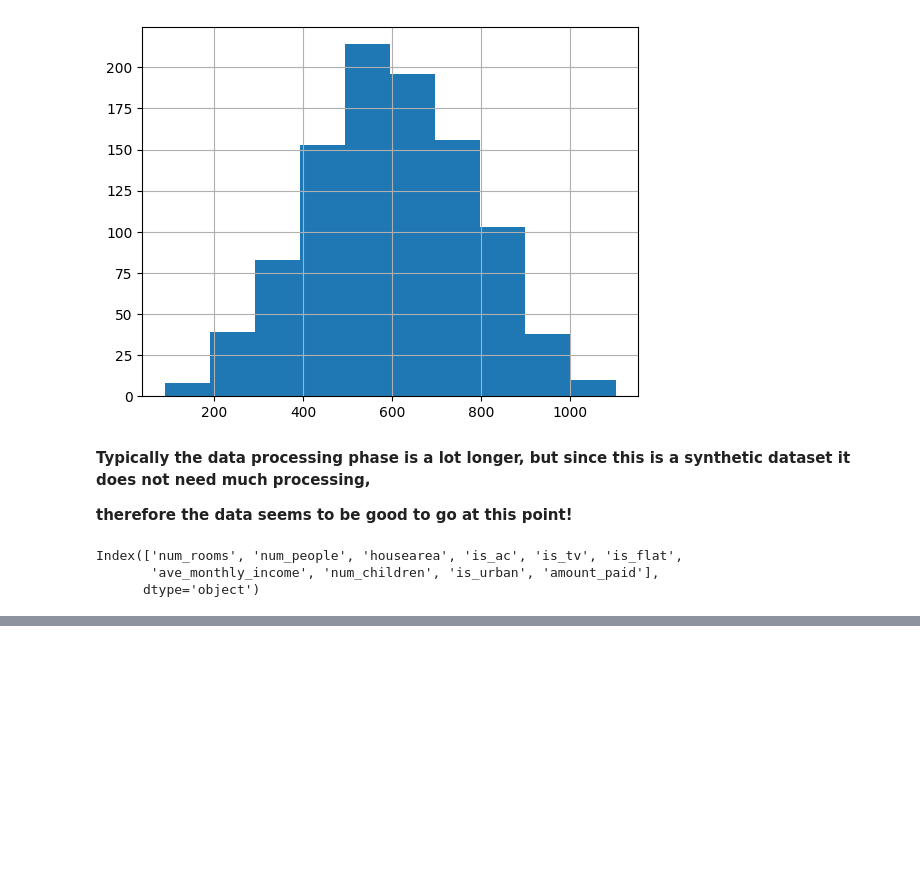
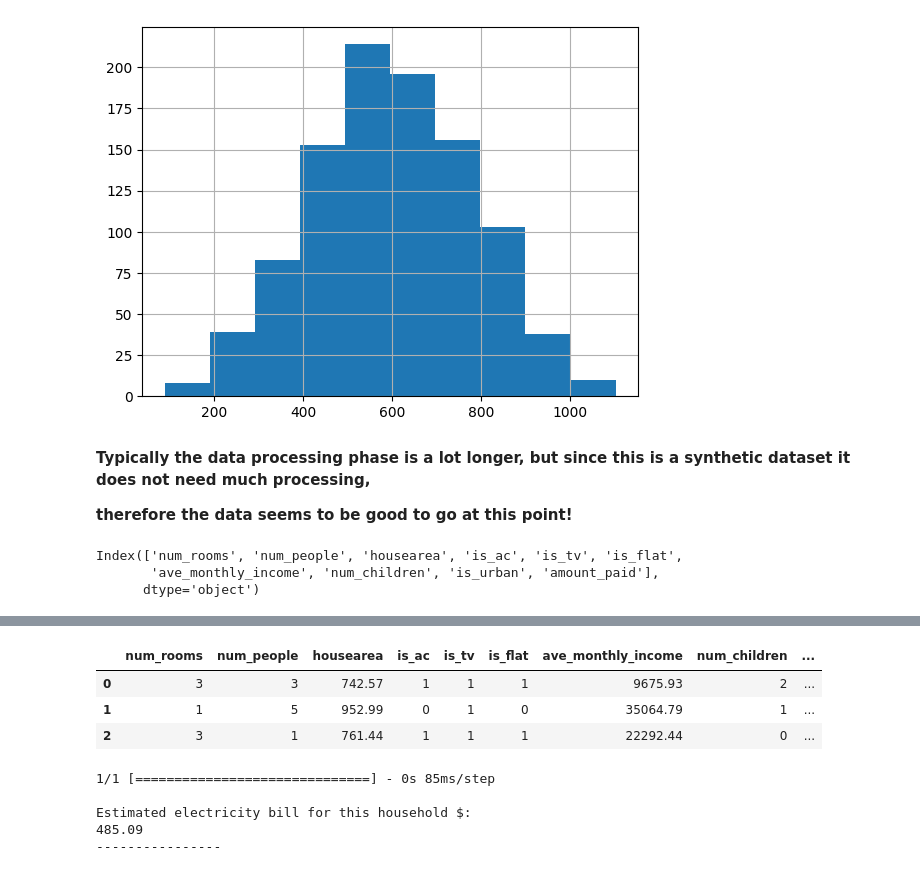
Before and after one commit to tomcordruw/DeepLearning2024, a Jupyter notebook: LectureExamples/ann_regression_example1.ipynb, the cells around one changed output, grey strips where cells are left out. Cells and saved outputs as stored; diff of their text form; code cells hidden in the pictures; blank space fills up the shorter version.

```diff
--- a/LectureExamples/ann_regression_example1.ipynb
+++ b/LectureExamples/ann_regression_example1.ipynb
@@ -96,0 +279,7 @@ y = df['amount_paid']
+# %%
+df.head(3)
+# %% [output]
+|  | num_rooms | num_people | housearea | is_ac | is_tv | is_flat | ave_monthly_income | num_children | ... |
+| 0 | 3 | 3 | 742.57 | 1 | 1 | 1 | 9675.93 | 2 | ... |
+| 1 | 1 | 5 | 952.99 | 0 | 1 | 0 | 35064.79 | 1 | ... |
+| 2 | 3 | 1 | 761.44 | 1 | 1 | 1 | 22292.44 | 0 | ... |
@@ -96,0 +304,15 @@ y = df['amount_paid']
+# %%
+# finally get the prediction from our model
+# based on the imaginary values above
+result = model.predict(tester_row)[0]
+
+print()
+print(f"Estimated electricity bill for this household $:")
+print(f"{round(float(result), 2)}")
+print("----------------")
+# %% [output]
+1/1 [==============================] - 0s 85ms/step
+
+Estimated electricity bill for this household $:
+485.09
+----------------
```
Also changed, not shown: parts of 10 cells of this notebook.
